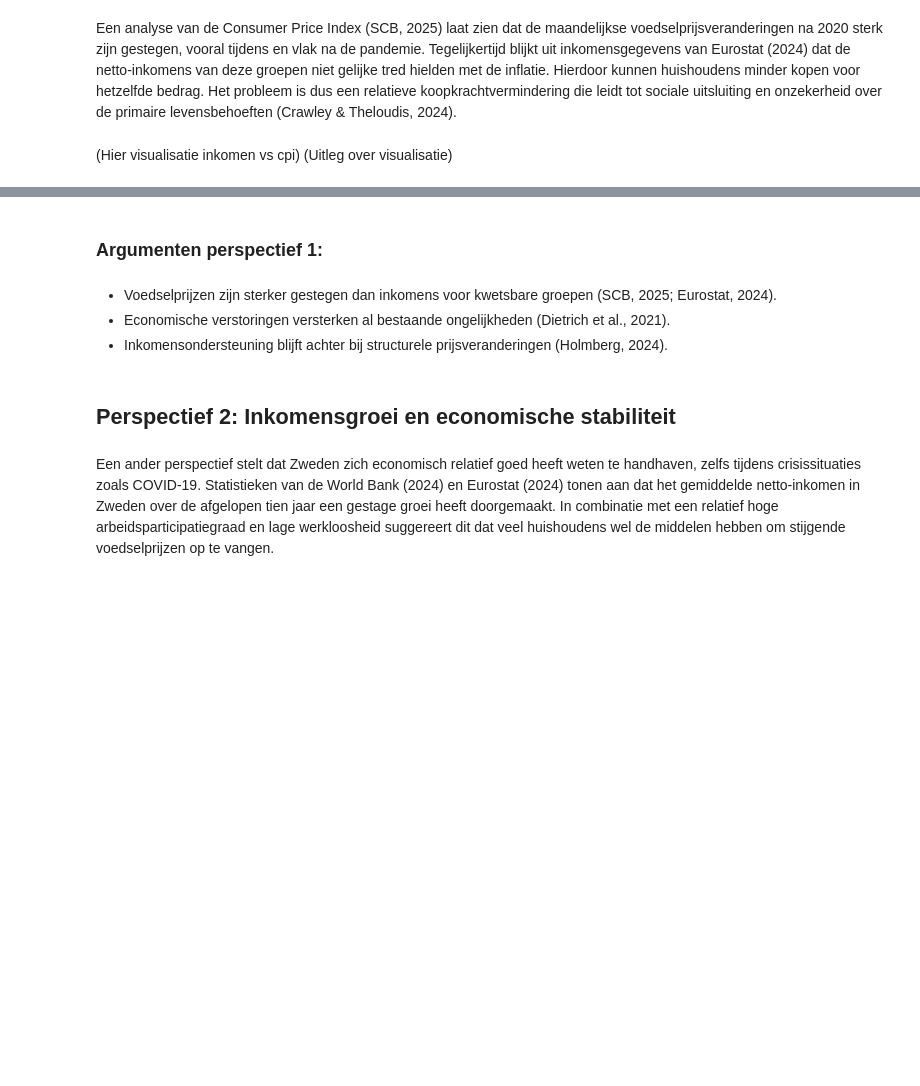
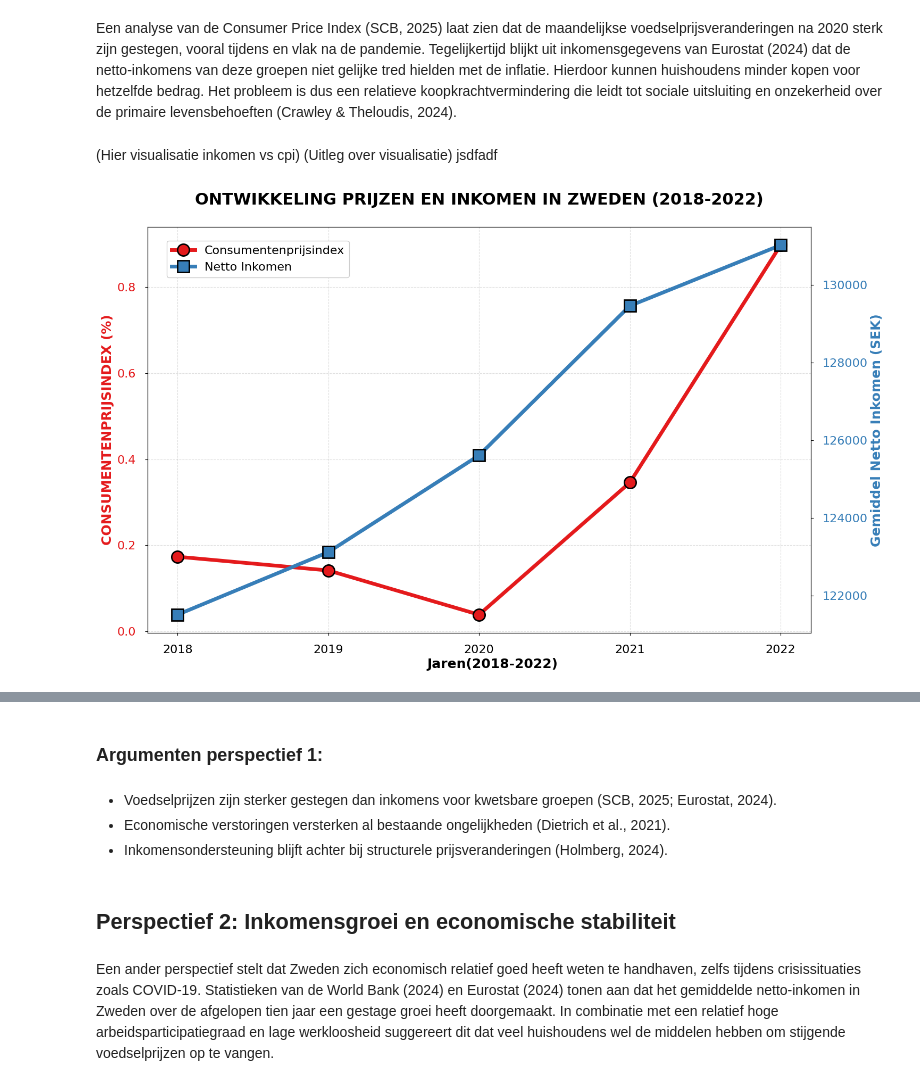
Before and after one commit to prox05/IV-KI-2025, a Jupyter notebook: _sources/docs/Perspectieven.ipynb, the cells around one changed output, grey strips where cells are left out. Cells and saved outputs as stored; diff of their text form; code cells hidden in the pictures; blank space fills up the shorter version.

```diff
--- a/_sources/docs/Perspectieven.ipynb
+++ b/_sources/docs/Perspectieven.ipynb
@@ -14,3 +66,72 @@ Een analyse van de Consumer Price Index (SCB, 2025) laat zien dat de maandelijks
 # %% [markdown]
 (Hier visualisatie inkomen vs cpi)
 (Uitleg over visualisatie)
+jsdfadf
+# %%
+import pandas as pd
+import matplotlib.pyplot as plt
+
+# Laad de verwerkte datasets
+df_CPI = pd.read_csv('processed_data/CPI.csv')
+df_income = pd.read_csv('processed_data/Annual_Net_Earnings_Sweden_2014-2024.csv')
+
+# Verwerk data
+df_CPI['Year'] = df_CPI['month'].str.extract(r'(\d{4})').astype(int)
+avg_cpi_per_year = df_CPI.groupby('Year')['DATA'].mean()
+avg_income_per_year = df_income.groupby('TIME_PERIOD')['OBS_VALUE'].mean()
+
+# Filter voor 2018-2022
+years_range = range(2018, 2023)
+avg_cpi_per_year = avg_cpi_per_year[avg_cpi_per_year.index.isin(years_range)]
+avg_income_per_year = avg_income_per_year[avg_income_per_year.index.isin(years_range)]
+
+# Maak de visualisatie
+plt.figure(figsize=(15, 9))
+
+# CPI (rode lijn)
+ax1 = plt.gca()
+color = '#e41a1c'
+ax1.set_xlabel('', fontsize=0)  # Verwijder x-as label
+ax1.set_ylabel('CONSUMENTENPRIJSINDEX (%)',
+              color=color, fontsize=18, fontweight='bold', linespacing=1.8)
+price_line = ax1.plot(avg_cpi_per_year.index, avg_cpi_per_year.values,
+                     'o-', color=color, linewidth=5, markersize=16,
+                     markeredgecolor='black', markeredgewidth=2,
+                     label='Consumentenprijsindex')[0]
+
+# Grotere tick labels
+ax1.tick_params(axis='y', labelcolor=color, labelsize=16, pad=12)
+ax1.set_xticks(list(years_range))
+ax1.tick_params(axis='x', labelsize=16, pad=12)
+
+# Netto inkomen (blauwe lijn)
+ax2 = ax1.twinx()
+color = '#377eb8'
+ax2.set_ylabel('Gemiddel Netto Inkomen (SEK)',
+              color=color, fontsize=18, fontweight='bold', linespacing=1.8)
+income_line = ax2.plot(avg_income_per_year.index, avg_income_per_year.values,
+                      's-', color=color, linewidth=5, markersize=16,
+                      markeredgecolor='black', markeredgewidth=2,
+                      label='Netto Inkomen')[0]
+ax2.tick_params(axis='y', labelcolor=color, labelsize=16, pad=12)
+
+# Titel
+plt.title('ONTWIKKELING PRIJZEN EN INKOMEN IN ZWEDEN (2018-2022)',
+          fontsize=22, pad=30, fontweight='bold')
+
+# Legenda
+lines = [price_line, income_line]
+labels = [line.get_label() for line in lines]
+plt.legend(lines, labels, loc='upper left', fontsize=16,
+           bbox_to_anchor=(0.02, 0.98), framealpha=1)
+
+# Grid en layout
+ax1.grid(True, linestyle='--', alpha=0.4)
+plt.tight_layout()
+
+# Voeg JAAR label toe onder de x-as
+plt.figtext(0.5, -0.01, 'Jaren(2018-2022)', ha='center', fontsize=18, fontweight='bold')
+
+plt.show()
+# %% [output]
+[figure, added]
```
Also changed, not shown: parts of 3 cells of this notebook, 8 other files.
